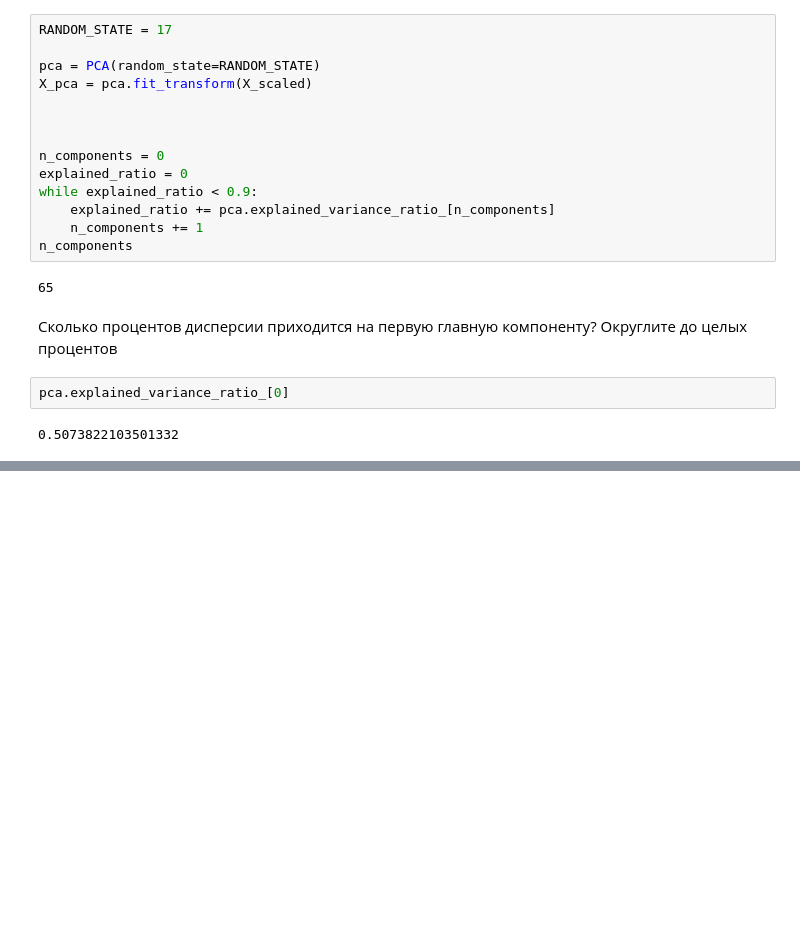
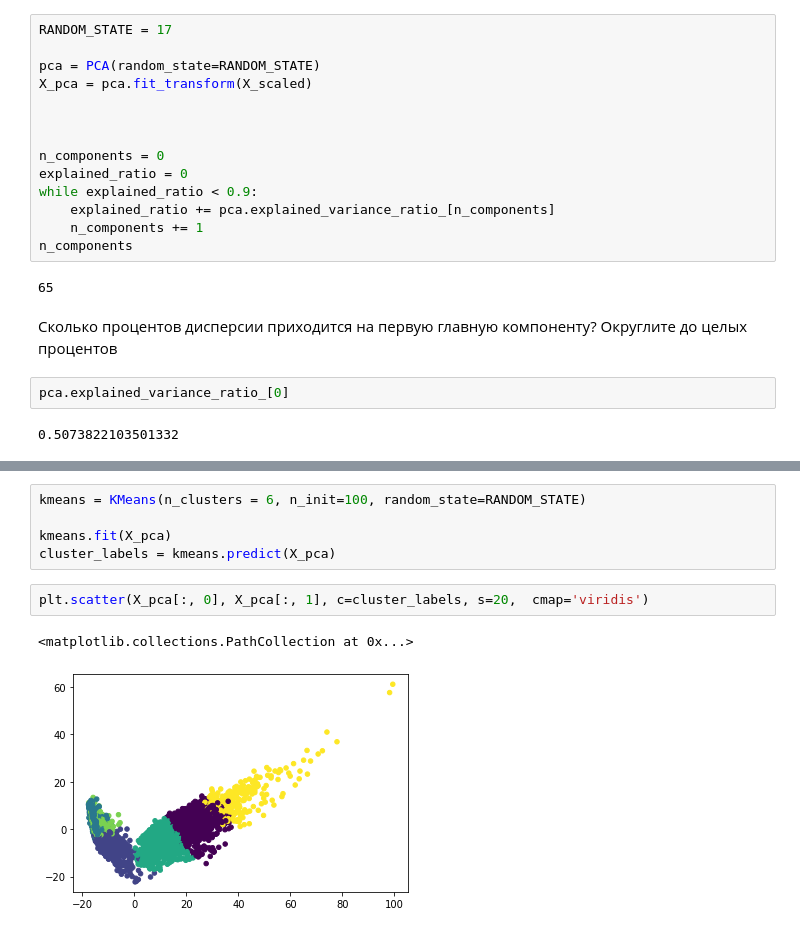
Before and after one commit to AlexeyMarg/open_ai_course, a Jupyter notebook: 7_without_teacher/7_without_teacher_homework.ipynb, the cells around one changed output, grey strips where cells are left out. Drawn from its saved outputs; the diff is of its cells as text; blank space fills up the shorter version.

```diff
--- a/7_without_teacher/7_without_teacher_homework.ipynb
+++ b/7_without_teacher/7_without_teacher_homework.ipynb
@@ -105,0 +143,10 @@ pca.explained_variance_ratio_[0]
+# %%
+kmeans = KMeans(n_clusters = 6, n_init=100, random_state=RANDOM_STATE)
+
+kmeans.fit(X_pca)
+cluster_labels = kmeans.predict(X_pca)
+# %%
+plt.scatter(X_pca[:, 0], X_pca[:, 1], c=cluster_labels, s=20,  cmap='viridis')
+# %% [output]
+<matplotlib.collections.PathCollection at 0x...>
+[figure, added]
```
Also changed, not shown: parts of 21 cells of this notebook.
